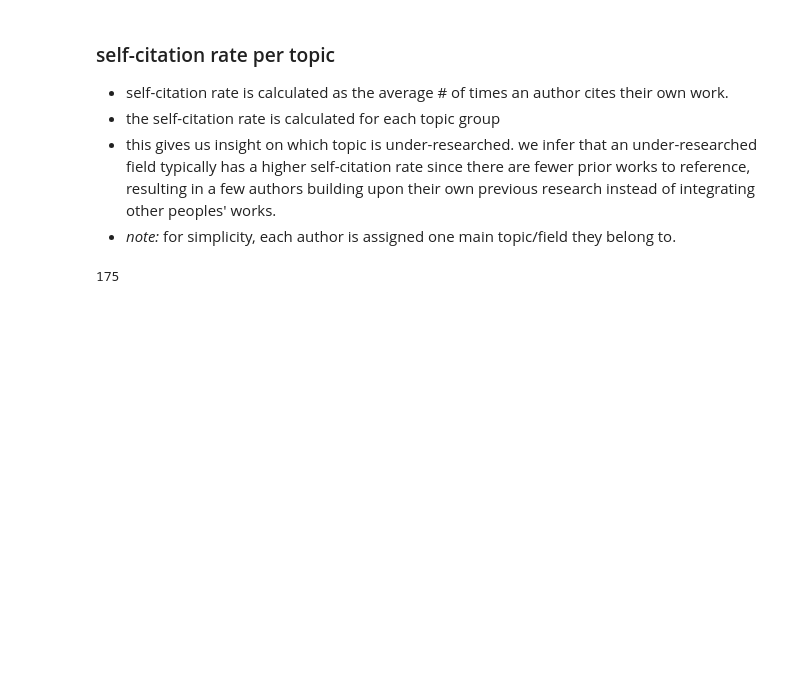
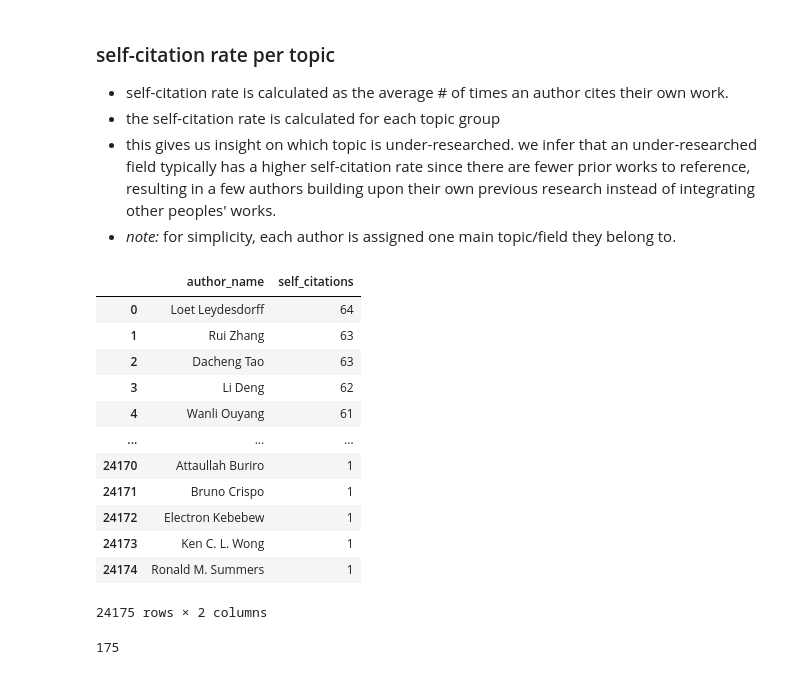
Before and after one commit to mf02511/Research-Paper-Knowledge-Graph, a Jupyter notebook: knowlege_graph_queries.ipynb, the cells around one changed output. Saved outputs shown, nothing was run; the diff lists cells and outputs as text; code cells hidden in the pictures; blank space fills up the shorter version.

```diff
--- a/knowlege_graph_queries.ipynb
+++ b/knowlege_graph_queries.ipynb
@@ -139,6 +155,22 @@ with driver.session() as session:
     """
     result = session.run(query).data()
 self_citators = pd.DataFrame(result)
+# %%
+self_citators
+# %% [output]
+|  | author_name | self_citations |
+| 0 | Loet Leydesdorff | 64 |
+| 1 | Rui Zhang | 63 |
+| 2 | Dacheng Tao | 63 |
+| 3 | Li Deng | 62 |
+| 4 | Wanli Ouyang | 61 |
+| ... | ... | ... |
+| 24170 | Attaullah Buriro | 1 |
+| 24171 | Bruno Crispo | 1 |
+| 24172 | Electron Kebebew | 1 |
+| 24173 | Ken C. L. Wong | 1 |
+| 24174 | Ronald M. Summers | 1 |
+24175 rows × 2 columns
 # %%
 self_citators.to_sql("author_self_citations", engine, if_exists="replace", index=False)
 # %% [output]
```
Also changed, not shown: parts of 15 cells of this notebook.
